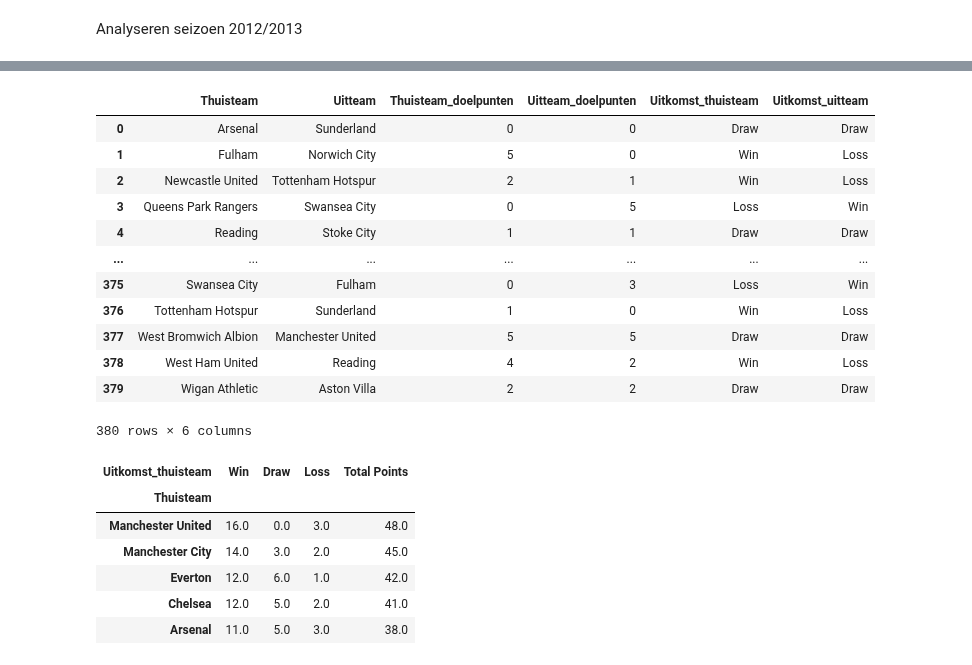
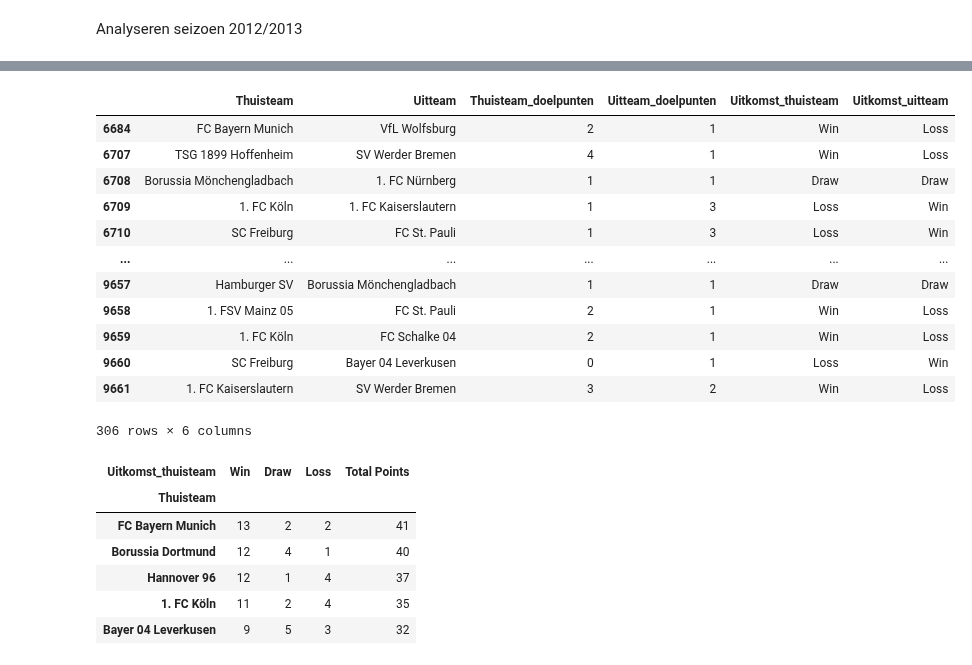
Before and after one commit to Tijnwy/Datalab2, a Jupyter notebook: sprint2.ipynb, the cells around one changed output, grey strips where cells are left out. Cells and saved outputs as stored; diff of their text form; code cells hidden in the pictures.

```diff
--- a/sprint2.ipynb
+++ b/sprint2.ipynb
@@ -233,0 +176,23 @@ prem_12_13_teams
+# %%
+def select_season(df, country_name, season):
+    """_summary_
+
+    Parameters
+    ----------
+    df : DataFrame
+        _description_
+    country_name : str
+        _description_
+    season : str
+        _description_
+
+    Returns
+    -------
+    DataFrame
+        u wot mate
+    """
+    result = df[(df["country_name"] == country_name) & (df["season"] == season)]
+    return result
+
+season_matches = select_season(all_matches, 'Germany', '2010/2011')
+season_matches
@@ -255,7 +233,7 @@ def decide_winner(team1_goals, team2_goals):
     else:
         return 'Loss'
 # %%
-prem_2012_2013_goals = prem_2012_2013[["home_team", "away_team", "home_team_goal", "away_team_goal"]]
-prem_2012_2013_goals
+all_matches_goals = season_matches[["home_team", "away_team", "home_team_goal", "away_team_goal"]]
+all_matches_goals
 # %% [output]
 |  | home_team | away_team | home_team_goal | away_team_goal |
@@ -274,44 +252,56 @@ prem_2012_2013_goals
 # %%
 # Meer variabelen? nieuwe kolomnamen zouden hier ook bij kunnen, maar is niet per se nuttig
 
 def season_results(df):
+    """_summary_
+
+    Parameters
+    ----------
+    df : _type_
+        _description_
+
+    Returns
+    -------
+    _type_
+        _description_
+    """
     result_hometeam = []
     result_awayteam = []
 
     for index, col in df.iterrows():
         goals_thuis = col['home_team_goal']
         goals_uit = col['away_team_goal']
 
         result_hometeam.append(decide_winner(goals_thuis, goals_uit))
         result_awayteam.append(decide_winner(goals_uit, goals_thuis))
 
     season_results_df = pd.DataFrame({
         'Thuisteam': df['home_team'],
         'Uitteam': df['away_team'],
         'Thuisteam_doelpunten': df['home_team_goal'],
         'Uitteam_doelpunten': df['away_team_goal'],
         'Uitkomst_thuisteam': result_hometeam,
         'Uitkomst_uitteam': result_awayteam
     })
 
     return season_results_df
 
-prem_2012_2013_results = season_results(prem_2012_2013_goals)
-prem_2012_2013_results
+all_matches_results = season_results(all_matches_goals)
+all_matches_results
 # %% [output]
 |  | Thuisteam | Uitteam | Thuisteam_doelpunten | Uitteam_doelpunten | Uitkomst_thuisteam | Uitkomst_uitteam |
-| 0 | Arsenal | Sunderland | 0 | 0 | Draw | Draw |
-| 1 | Fulham | Norwich City | 5 | 0 | Win | Loss |
-| 2 | Newcastle United | Tottenham Hotspur | 2 | 1 | Win | Loss |
-| 3 | Queens Park Rangers | Swansea City | 0 | 5 | Loss | Win |
-| 4 | Reading | Stoke City | 1 | 1 | Draw | Draw |
+| 6684 | FC Bayern Munich | VfL Wolfsburg | 2 | 1 | Win | Loss |
+| 6707 | TSG 1899 Hoffenheim | SV Werder Bremen | 4 | 1 | Win | Loss |
+| 6708 | Borussia Mönchengladbach | 1. FC Nürnberg | 1 | 1 | Draw | Draw |
+| 6709 | 1. FC Köln | 1. FC Kaiserslautern | 1 | 3 | Loss | Win |
+| 6710 | SC Freiburg | FC St. Pauli | 1 | 3 | Loss | Win |
 | ... | ... | ... | ... | ... | ... | ... |
-| 375 | Swansea City | Fulham | 0 | 3 | Loss | Win |
-| 376 | Tottenham Hotspur | Sunderland | 1 | 0 | Win | Loss |
-| 377 | West Bromwich Albion | Manchester United | 5 | 5 | Draw | Draw |
-| 378 | West Ham United | Reading | 4 | 2 | Win | Loss |
-| 379 | Wigan Athletic | Aston Villa | 2 | 2 | Draw | Draw |
+| 9657 | Hamburger SV | Borussia Mönchengladbach | 1 | 1 | Draw | Draw |
+| 9658 | 1. FSV Mainz 05 | FC St. Pauli | 2 | 1 | Win | Loss |
+| 9659 | 1. FC Köln | FC Schalke 04 | 2 | 1 | Win | Loss |
+| 9660 | SC Freiburg | Bayer 04 Leverkusen | 0 | 1 | Loss | Win |
+| 9661 | 1. FC Kaiserslautern | SV Werder Bremen | 3 | 2 | Win | Loss |
-380 rows × 6 columns
+306 rows × 6 columns
 # %%
 # Home team wins & points
 
@@ -342,15 +332,15 @@ def calc_points(df, name_col, count_col):
 
     return calc_points_df
 # %%
-hometeam_points = calc_points(prem_2012_2013_results, 'Thuisteam', 'Uitkomst_thuisteam')
+hometeam_points = calc_points(all_matches_results, 'Thuisteam', 'Uitkomst_thuisteam')
 
 hometeam_points.head()
 # %% [output]
 | Uitkomst_thuisteam | Win | Draw | Loss | Total Points |
 | Thuisteam |  |  |  |  |
-| Manchester United | 16.0 | 0.0 | 3.0 | 48.0 |
-| Manchester City | 14.0 | 3.0 | 2.0 | 45.0 |
-| Everton | 12.0 | 6.0 | 1.0 | 42.0 |
-| Chelsea | 12.0 | 5.0 | 2.0 | 41.0 |
-| Arsenal | 11.0 | 5.0 | 3.0 | 38.0 |
+| FC Bayern Munich | 13 | 2 | 2 | 41 |
+| Borussia Dortmund | 12 | 4 | 1 | 40 |
+| Hannover 96 | 12 | 1 | 4 | 37 |
+| 1. FC Köln | 11 | 2 | 4 | 35 |
+| Bayer 04 Leverkusen | 9 | 5 | 3 | 32 |
 # %%
```
Also changed, not shown: parts of 9 cells of this notebook.
